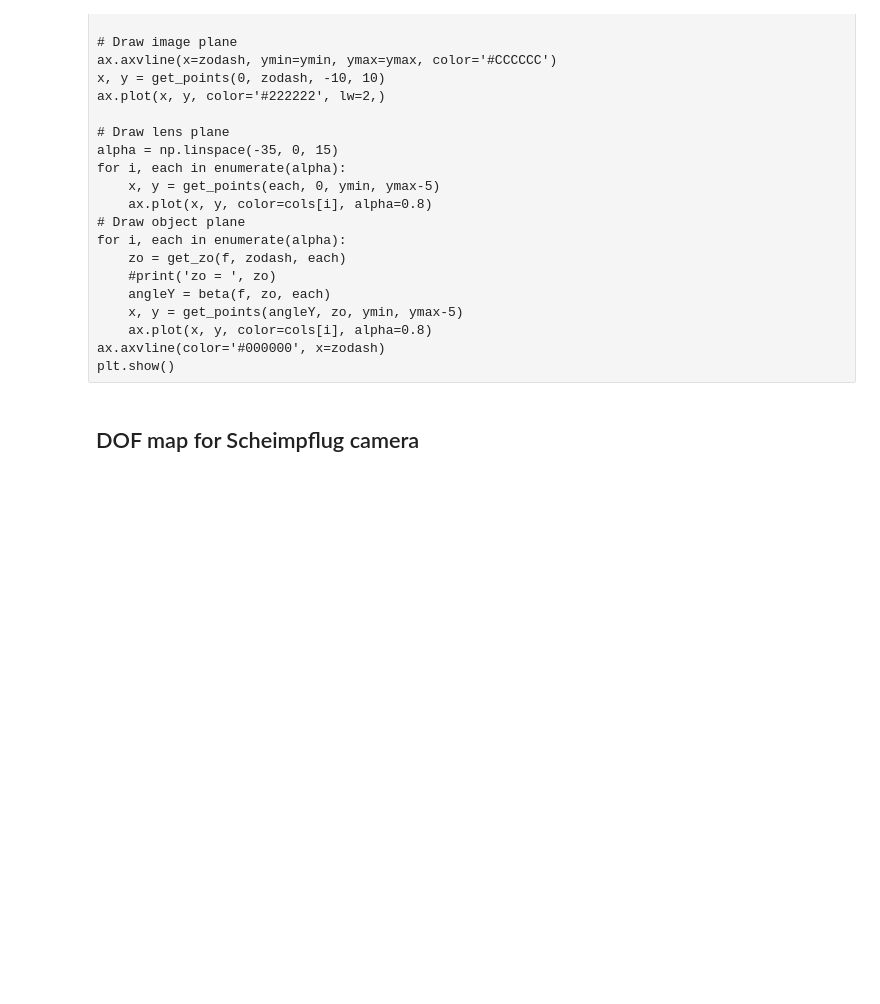
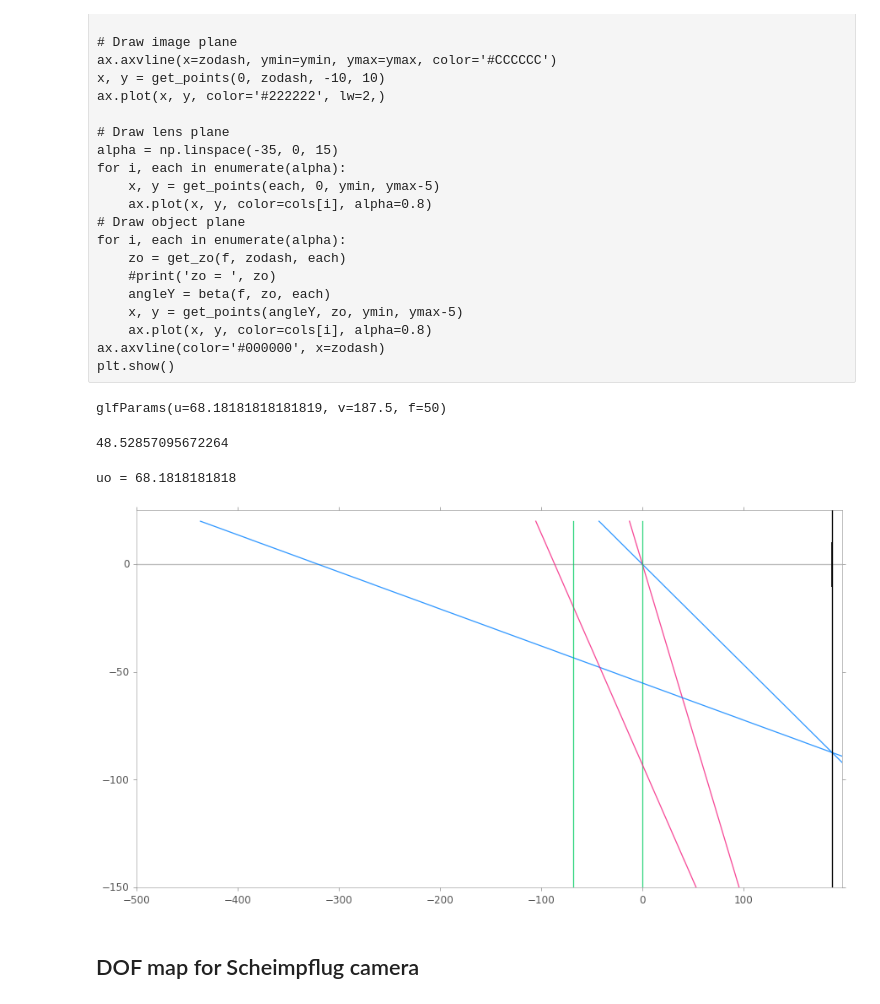
Before and after one commit to indranilsinharoy/phd-artifacts, a Jupyter notebook: chapters/chapter03_geometricmodel/code/PoSFcompare_rigidcam_scheimpflug.ipynb, the cells around one changed output. Saved outputs shown, nothing was run; the diff lists cells and outputs as text; code cells hidden in the pictures; blank space fills up the shorter version.

```diff
--- a/chapters/chapter03_geometricmodel/code/PoSFcompare_rigidcam_scheimpflug.ipynb
+++ b/chapters/chapter03_geometricmodel/code/PoSFcompare_rigidcam_scheimpflug.ipynb
@@ -48,7 +48,7 @@ def get_zo(f, zodash, alpha):
     """alpha: angle w.r.t y axis for scheimpflug camera"""
     deno = zodash*cosd(alpha)  - f
     if deno < 0:
-        warn('Expecting zodash*cos(alpha) > f but it turned out to be otherwise')
+        warn('Expecting zodash*cos(alpha) > f. For alpha = {}'.format(alpha))
     return -(zodash*f)/deno
 
 def beta(f, zo, alpha):
@@ -221,6 +221,64 @@ for i, each in enumerate(alpha):
     ax.plot(x, y, color=cols[i], alpha=0.8)
 ax.axvline(color='#000000', x=zodash)
 plt.show()
+# %%
+zodash = 187.5  # Lens to image plane distance
+f = 50         # Focal length
+fnum = 2.5     # Aperture
+# imaging specified by image plane distance for the plots
+print(gou.gaussian_lens_formula(u=None, v=zodash, f=f))
+# %% [output]
+glfParams(u=68.18181818181819, v=187.5, f=50)
+# %%
+zodash*cosd(75)
+# %% [output]
+48.52857095672264
+# %%
+fig, ax = plt.subplots(1, 1, figsize=(15, 8))
+
+
+cols = ['#0080FF', '#F52080', '#00CC60', '#B96F20', '#1f77b4',
+        '#ff7f0e', '#2ca02c', '#8c564b', '#00BFFF', '#FF8073',
+        '#11FFAA', '#CEb631', '#7088F6', '#f67088', '#80FF80',
+        '#EAC910', '#38A7D0', '#f34060', '#40d370', '#CE8f31',
+        '#2166AC', '#B2182B', '#32b135', '#814D16', '#606060',
+        '#0080FF', '#F52080', '#00CC60', '#B96F20', '#1f77b4',
+        '#ff7f0e', '#2ca02c', '#8c564b', '#00BFFF', '#FF8073',
+        '#11FFAA', '#CEb631', '#7088F6', '#f67088', '#80FF80',
+        '#EAC910', '#38A7D0', '#f34060', '#40d370', '#CE8f31',
+        '#2166AC', '#B2182B', '#32b135', '#814D16', '#606060']
+
+
+ymin, ymax = -150, 25
+#ymin, ymax = -150, 150
+uo = gou.gaussian_lens_formula(u=None, v=zodash, f=f).u
+print('uo =', uo)
+ax.set_xlim(-500, zodash + 10)
+ax.set_ylim(ymin, ymax)
+ax.axhline(color='#BBBBBB',)
+
+# Draw image plane
+ax.axvline(x=zodash, ymin=ymin, ymax=ymax, color='#CCCCCC')
+x, y = get_points(0, zodash, -10, 10)
+ax.plot(x, y, color='#222222', lw=2,)
+
+# Draw lens plane
+alpha = np.linspace(-65, -0, 3)
+for i, each in enumerate(alpha):
+    x, y = get_points(each, 0, ymin, ymax-5)
+    ax.plot(x, y, color=cols[i], alpha=0.8)
+# Draw object plane
+for i, each in enumerate(alpha):
+    zo = get_zo(f, zodash, each)
+    #print('zo = ', zo)
+    angleY = beta(f, zo, each)
+    x, y = get_points(angleY, zo, ymin, ymax-5)
+    ax.plot(x, y, color=cols[i], alpha=0.8)
+ax.axvline(color='#000000', x=zodash)
+plt.show()
+# %% [output]
+uo = 68.1818181818
+[figure, added]
 # %% [markdown]
 ## DOF map for Scheimpflug camera
 # %%
```
Also changed, not shown: 4 other files.
